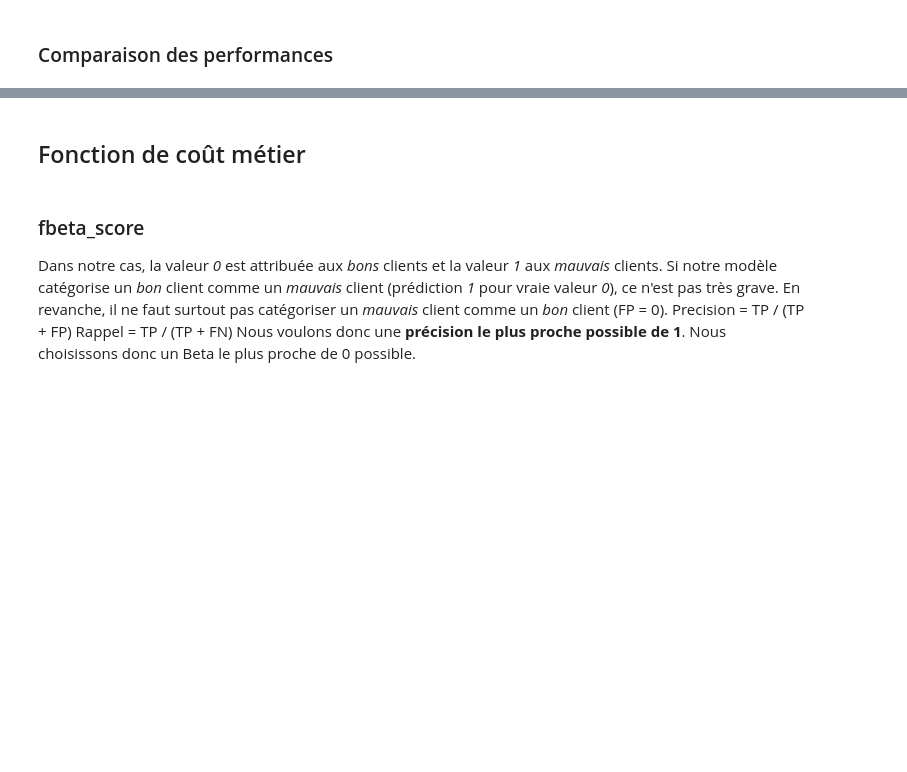
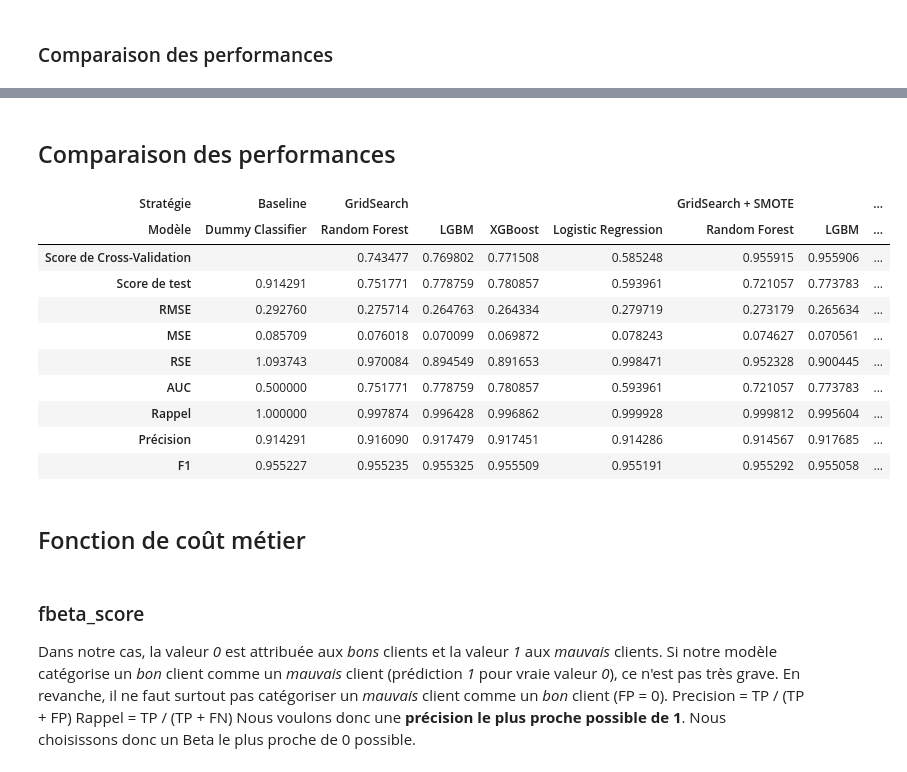
Before and after one commit to charlottemllt/Implementation-d-un-modele-de-scoring, a Jupyter notebook: Dossier Code/P7_02_NotebookModelisation.ipynb, the cells around one changed output, grey strips where cells are left out. Drawn from its saved outputs; the diff is of its cells as text; code cells hidden in the pictures; blank space fills up the shorter version.

Commit message:
Ajout du tableau des performances

```diff
--- a/Dossier Code/P7_02_NotebookModelisation.ipynb
+++ b/Dossier Code/P7_02_NotebookModelisation.ipynb
@@ -739,3 +952,45 @@ df_score_SMOTE_SE.head(df_score_SMOTE_SE.shape[0])
+# %% [markdown]
+## Comparaison des performances
+# %%
+def CreateDfScore(df, strategie, dummy=False):
+    df_score = df.copy()
+    if not dummy:
+        df_score.drop('Dummy Classifier', axis=1, inplace=True)
+
+    new_df_score = pd.DataFrame()
+    for col in df_score.columns:
+        new_df = pd.DataFrame()
+        new_df['Score'] = df_score[col]
+        new_df['Modèle'] = [col]*new_df.shape[0]
+        new_df_score = pd.concat([new_df_score, new_df])
+
+    new_df_score['Stratégie'] = [strategie]*new_df_score.shape[0]
+    return new_df_score
+
+df_dummy = CreateDfScore(df_score[['Dummy Classifier']], 'Baseline', dummy=True)
+df_grid = CreateDfScore(df_score, 'GridSearch')
+df_SMOTE = CreateDfScore(df_score_SMOTE, 'GridSearch + SMOTE')
+df_SMOTE_SE = CreateDfScore(df_score_SMOTE_SE, 'GridSearch + SMOTE SE')
+
+df2 = pd.concat([df_dummy, df_grid, df_SMOTE, df_SMOTE_SE], axis=0)
+df2.head()
+pivoted = df2.pivot(columns=['Stratégie', 'Modèle'])
+pivoted = pivoted.reindex(df_score.index)
+pivoted = pivoted.droplevel(0, axis=1)
+s = pivoted.style.format(na_rep='')
+s
+# %% [output]
+| Stratégie | Baseline | GridSearch |  |  |  | GridSearch + SMOTE |  | ... |
+| Modèle | Dummy Classifier | Random Forest | LGBM | XGBoost | Logistic Regression | Random Forest | LGBM | ... |
+| Score de Cross-Validation |  | 0.743477 | 0.769802 | 0.771508 | 0.585248 | 0.955915 | 0.955906 | ... |
+| Score de test | 0.914291 | 0.751771 | 0.778759 | 0.780857 | 0.593961 | 0.721057 | 0.773783 | ... |
+| RMSE | 0.292760 | 0.275714 | 0.264763 | 0.264334 | 0.279719 | 0.273179 | 0.265634 | ... |
+| MSE | 0.085709 | 0.076018 | 0.070099 | 0.069872 | 0.078243 | 0.074627 | 0.070561 | ... |
+| RSE | 1.093743 | 0.970084 | 0.894549 | 0.891653 | 0.998471 | 0.952328 | 0.900445 | ... |
+| AUC | 0.500000 | 0.751771 | 0.778759 | 0.780857 | 0.593961 | 0.721057 | 0.773783 | ... |
+| Rappel | 1.000000 | 0.997874 | 0.996428 | 0.996862 | 0.999928 | 0.999812 | 0.995604 | ... |
+| Précision | 0.914291 | 0.916090 | 0.917479 | 0.917451 | 0.914286 | 0.914567 | 0.917685 | ... |
+| F1 | 0.955227 | 0.955235 | 0.955325 | 0.955509 | 0.955191 | 0.955292 | 0.955058 | ... |
 # %% [markdown]
 ## Fonction de coût métier
 # %% [markdown]
```
Also changed, not shown: parts of 30 cells of this notebook.
